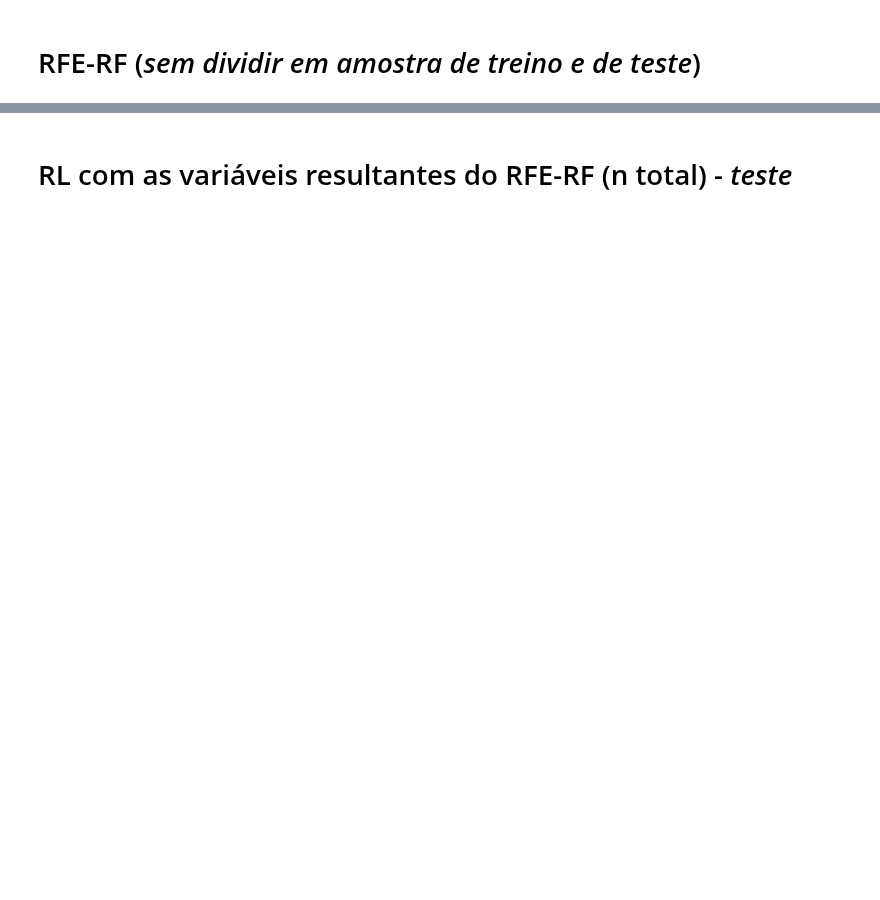
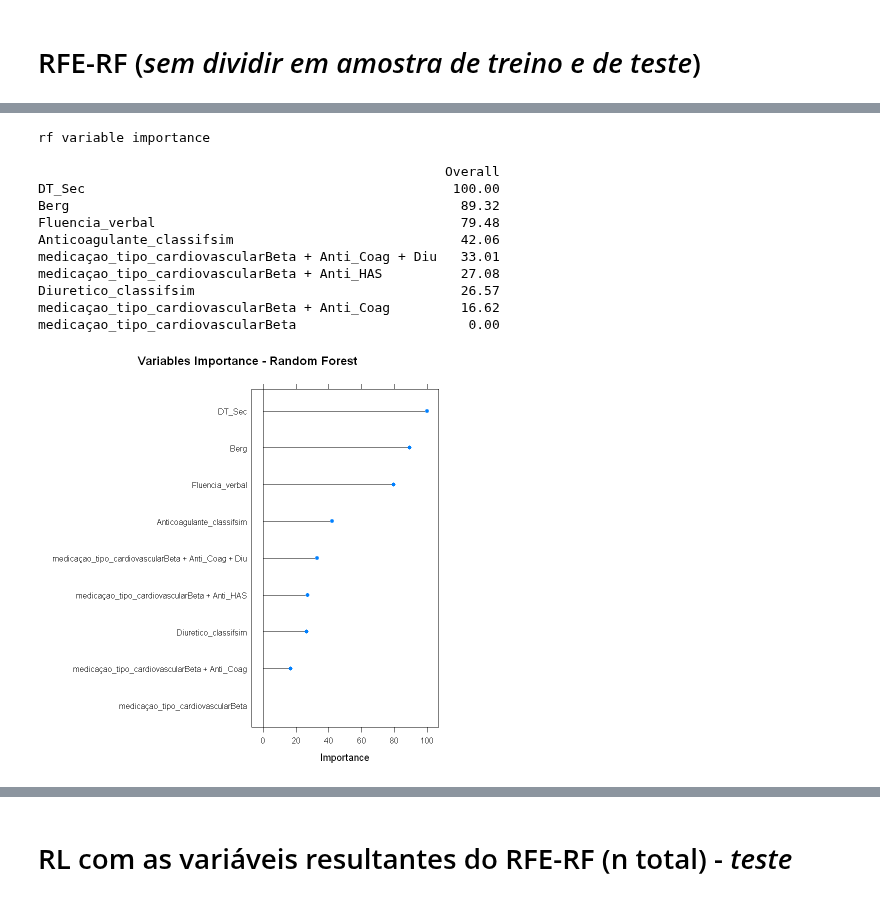
Before and after one commit to RenanBaltar/Analises_Heitor, a Jupyter notebook: Analise_Heitor_tese.ipynb, the cells around one changed output, grey strips where cells are left out. Cells and saved outputs as stored; diff of their text form; code cells hidden in the pictures; blank space fills up the shorter version.

Commit message:
optimizing rf model by fbeta

```diff
--- a/Analise_Heitor_tese.ipynb
+++ b/Analise_Heitor_tese.ipynb
@@ -870,0 +841,12 @@ here() starts at c:/Users/usernote/Documents/Analises_Heitor
+# %%
+# Objetivo: diminuir os Falsos Positivos (indivíduos classificados, de forma errada, como não caidor)
+# Diminuir o valor de Beta (<1 - prioriza a precisão)
+
+#install.packages("Metrics")
+#require(Metrics)
+#Como calcular fbeta:
+obs<- RFmodel$pred[,2]
+obs<- as.numeric(obs)
+pred<- RFmodel$pred[,1]
+pred<- as.numeric(pred)
+fbeta_score(obs,pred,beta=0.5)
@@ -870,0 +855,17 @@ here() starts at c:/Users/usernote/Documents/Analises_Heitor
+# %%
+#install.packages("MLmetrics")
+#require(MLmetrics)
+
+set.seed(3)
+
+fbeta <- function (data, lev = NULL, model = NULL) {
+  fb_val <- FBeta_Score(data$obs, data$pred, beta=0.1)
+  c(FB = fb_val)
+}
+
+RF_fbeta <- train(Caidor~.,
+                     data = BD_RF_rfe,
+                     method = "rf",
+                     metric = "FB",
+                     trControl = trainControl(method='cv',number=5,savePredictions=TRUE,search="grid",summaryFunction=fbeta))
+RF_fbeta$finalModel
@@ -870,0 +884,17 @@ here() starts at c:/Users/usernote/Documents/Analises_Heitor
+# %%
+varImp(RF_fbeta)
+plot(varImp(RF_fbeta),main="Variables Importance - Random Forest")
+# %% [output]
+rf variable importance
+
+                                                    Overall
+DT_Sec                                               100.00
+Berg                                                  89.32
+Fluencia_verbal                                       79.48
+Anticoagulante_classifsim                             42.06
+medicaçao_tipo_cardiovascularBeta + Anti_Coag + Diu   33.01
+medicaçao_tipo_cardiovascularBeta + Anti_HAS          27.08
+Diuretico_classifsim                                  26.57
+medicaçao_tipo_cardiovascularBeta + Anti_Coag         16.62
+medicaçao_tipo_cardiovascularBeta                      0.00
+[figure, added]
```
Also changed, not shown: parts of 10 cells of this notebook.
